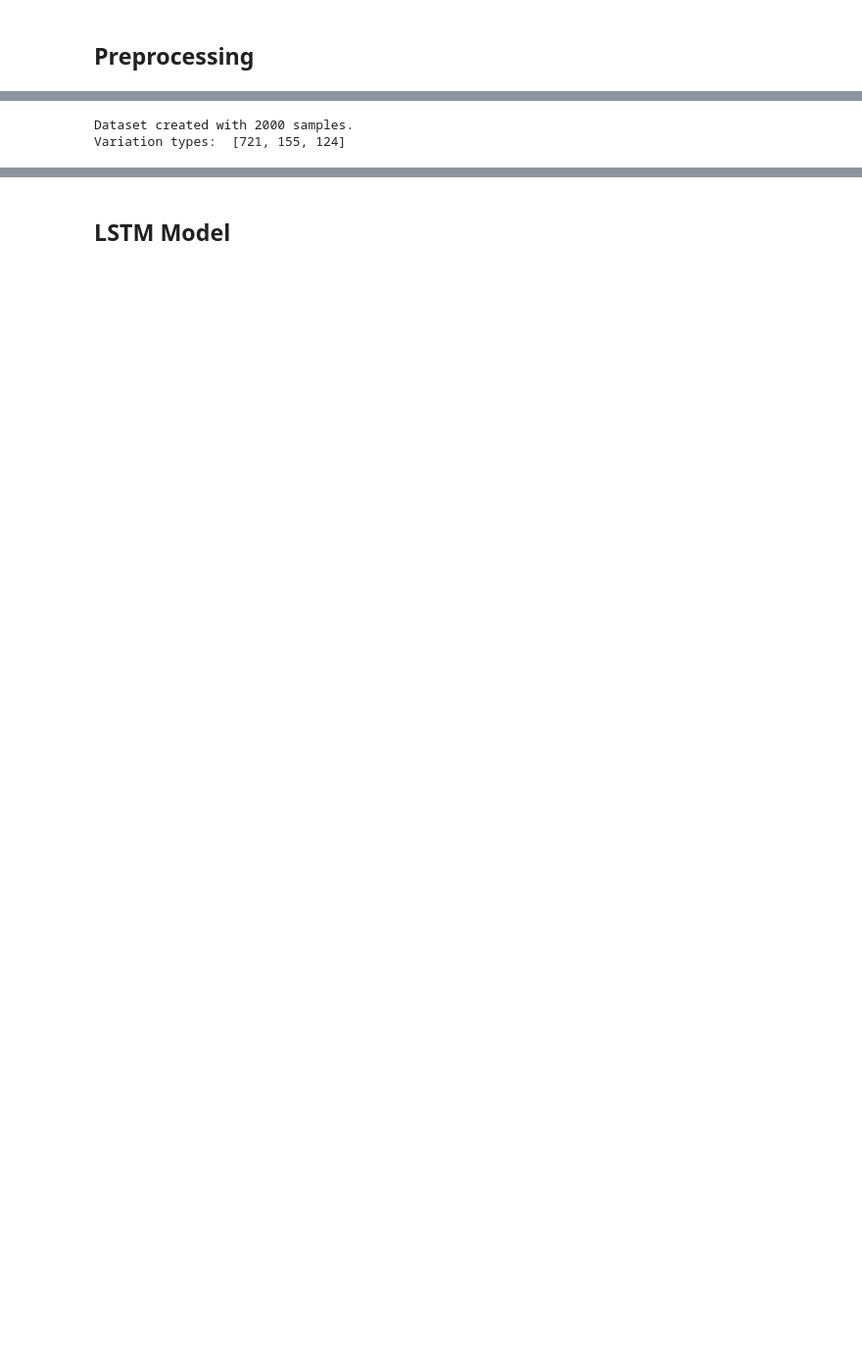
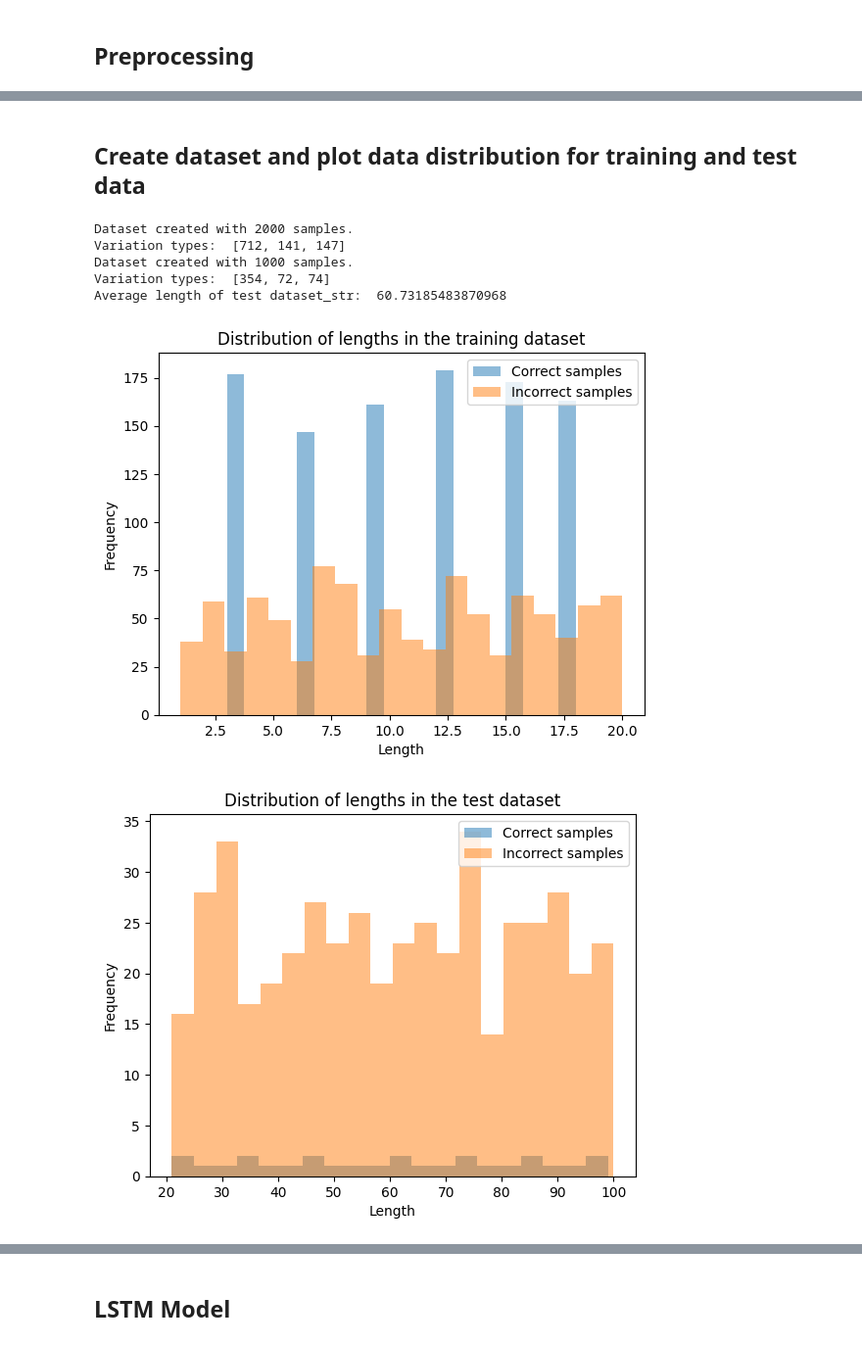
Before and after one commit to gsindlinger/ADL_2024, a Jupyter notebook: Assignment_3/Exercise_2.ipynb, the cells around one changed output, grey strips where cells are left out. Shown at 98% size. Cells and saved outputs as stored; diff of their text form; code cells hidden in the pictures; blank space fills up the shorter version.

```diff
--- a/Assignment_3/Exercise_2.ipynb
+++ b/Assignment_3/Exercise_2.ipynb
@@ -206,21 +298,56 @@ def evaluate(model, dataset, batch_size=1):
-# %%
-## Create the dataset and use it for all models
-dataset = create_dataset(1000, max_length=20)
-
-# With padding
-grammar_dataset_padded = GrammarDataset(dataset, padding_length=20, add_padding=True)
-
-# Without padding
-grammar_dataset = GrammarDataset(dataset)
-
-# Train and test splits
-train_size = int(0.8 * len(grammar_dataset))
-test_size = len(grammar_dataset) - train_size
-train_dataset, test_dataset = torch.utils.data.random_split(grammar_dataset, [train_size, test_size])
-
-train_size_padded = int(0.8 * len(grammar_dataset_padded))
-test_size_padded = len(grammar_dataset_padded) - train_size_padded
-train_dataset_padded, test_dataset_padded = torch.utils.data.random_split(grammar_dataset_padded, [train_size_padded, test_size_padded])
-# %% [output]
-Dataset created with 2000 samples.
-Variation types:  [721, 155, 124]
+# %% [markdown]
+## Create dataset and plot data distribution for training and test data
+# %%
+## Create the training dataset and use it for all models
+dataset = create_dataset(1000, max_length=20)
+test_dataset_str = create_dataset(500, 100, 21)
+
+# remove all duplicates in test dataset
+test_dataset_str = list(set(test_dataset_str))
+
+# With padding
+train_dataset_padded = GrammarDataset(dataset, padding_length=20, add_padding=True)
+
+# Without padding
+train_dataset = GrammarDataset(dataset)
+
+## Create test datasets with min length 21 and max length 100
+test_dataset_padded = GrammarDataset(test_dataset_str, padding_length=100, add_padding=True)
+test_dataset = GrammarDataset(test_dataset_str)
+
+# Print average length of test dataset_str
+print("Average length of test dataset_str: ", np.mean([len(sample[0]) for sample in test_dataset_str]))
+
+# Plot the distribution of lengths in the training datasets with respect to the label of the samples
+import matplotlib.pyplot as plt
+
+lengths_correct = [len(sample[0]) for sample in dataset if sample[1] == 1]
+lengths_incorrect = [len(sample[0]) for sample in dataset if sample[1] == 0]
+
+plt.hist(lengths_correct, bins=20, alpha=0.5, label='Correct samples')
+plt.hist(lengths_incorrect, bins=20, alpha=0.5, label='Incorrect samples')
+plt.legend(loc='upper right')
+plt.xlabel('Length')
+plt.ylabel('Frequency')
+plt.title('Distribution of lengths in the training dataset')
+plt.show()
+
+# Plot same for test dataset
+lengths_correct = [len(sample[0]) for sample in test_dataset_str if sample[1] == 1]
+lengths_incorrect = [len(sample[0]) for sample in test_dataset_str if sample[1] == 0]
+
+plt.hist(lengths_correct, bins=20, alpha=0.5, label='Correct samples')
+plt.hist(lengths_incorrect, bins=20, alpha=0.5, label='Incorrect samples')
+plt.legend(loc='upper right')
+plt.xlabel('Length')
+plt.ylabel('Frequency')
+plt.title('Distribution of lengths in the test dataset')
+plt.show()
+# %% [output]
+Dataset created with 2000 samples.
+Variation types:  [712, 141, 147]
+Dataset created with 1000 samples.
+Variation types:  [354, 72, 74]
+Average length of test dataset_str:  60.73185483870968
+[figure, added]
+[figure, added]
```
Also changed, not shown: parts of 17 cells of this notebook.
